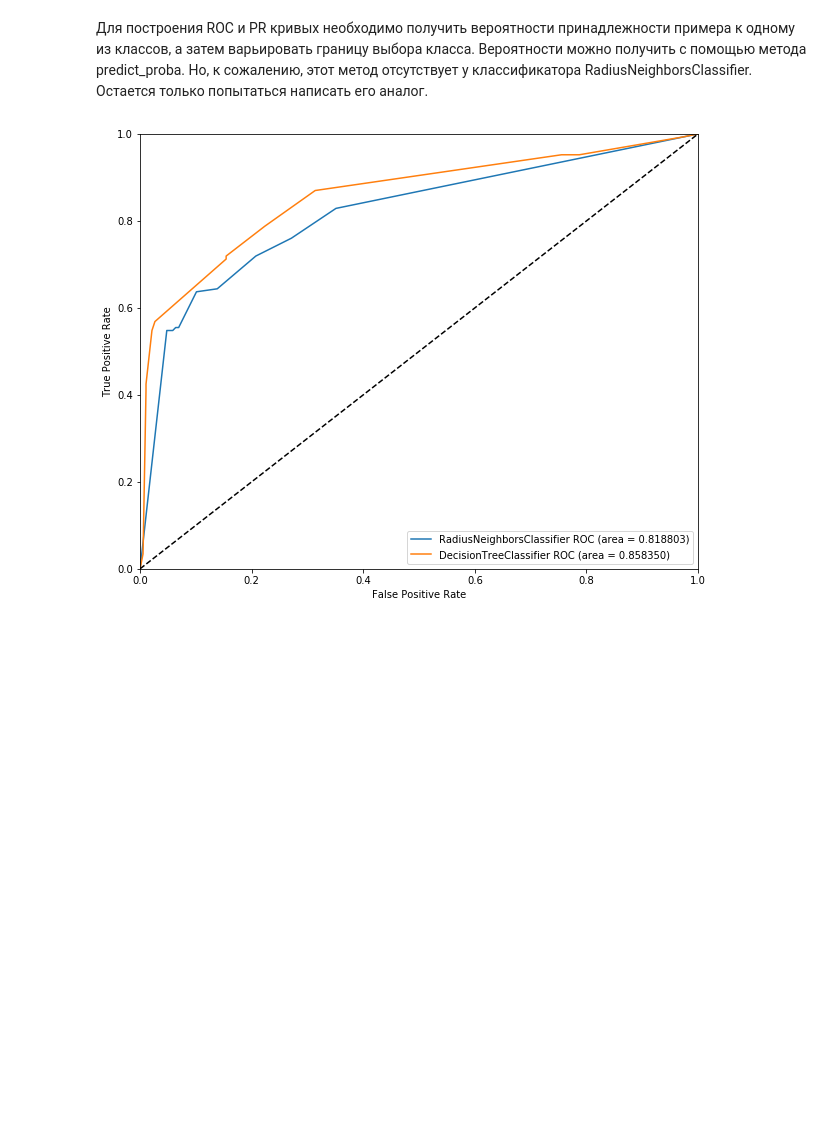
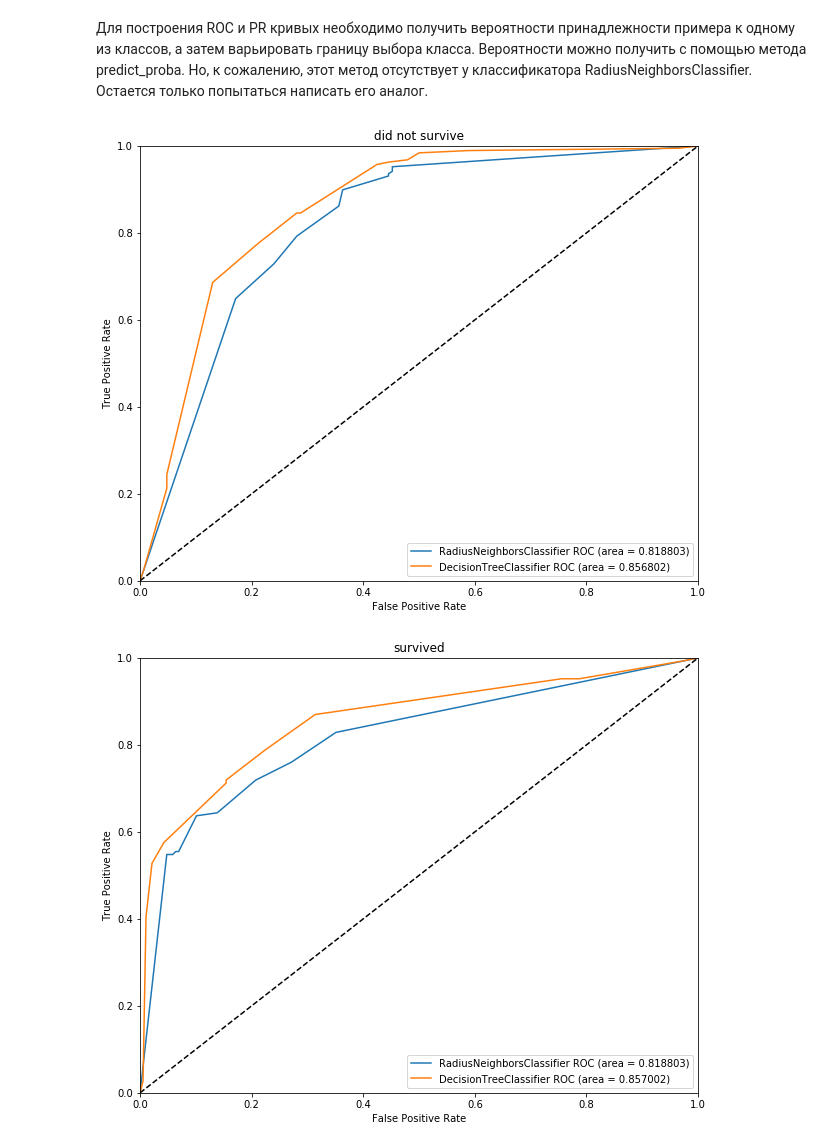
Before and after one commit to Vlad996/ml, a Jupyter notebook: lab2/sobolev_dmitriy_lab2.ipynb, the cells around one changed output. Cells and saved outputs as stored; diff of their text form; code cells hidden in the pictures; blank space fills up the shorter version.

Commit message:
PR curves had been plotted

```diff
--- a/lab2/sobolev_dmitriy_lab2.ipynb
+++ b/lab2/sobolev_dmitriy_lab2.ipynb
@@ -362,9 +365,11 @@ class MyRadiusNeighborsClassifier(RadiusNeighborsClassifier):
         to its own percentage value. If predicted instance changes its
         class, this instance belongs to the current radius and it is
         assigned the appropriate percentage.
+
+        fit method built-in
         '''
         runs = 25
-        dr = (2* self.radius/runs)
+        dr = (2*self.radius/runs)
 
         radiuses = [dr*i for i in range(runs)]
         percentage = [i/runs for i in range(runs)]
@@ -391,29 +396,56 @@ class MyRadiusNeighborsClassifier(RadiusNeighborsClassifier):
         return probas
 # %%
 # ROC график K соседей и решающего дерева
+
+# --- класс умерших ---
 plt.figure(figsize=(10,8))
-
 # K соседей
 mrnc = MyRadiusNeighborsClassifier(outlier_label=1, radius=best_radius)
-probas = mrnc.predict_proba(X_test, X_train, y_train)
-fpr, tpr, thresholds = roc_curve(y_test, probas[:,1])
+probas_mrnc0 = mrnc.predict_proba(X_test, X_train, y_train)
+tpr, fpr, thresholds = roc_curve(y_test, probas_mrnc0[:,0])
 roc_auc  = auc(fpr, tpr)
 plt.plot(fpr, tpr, label='%s ROC (area = %f)' % ('RadiusNeighborsClassifier', roc_auc))
 
 # решающее дерево
 dtc = DecisionTreeClassifier(max_depth=best_depth, max_features=best_features)
-probas = dtc.fit(X_train, y_train).predict_proba(X_test)
-fpr, tpr, thresholds = roc_curve(y_test, probas[:,1])
+probas_dtc0 = dtc.fit(X_train, y_train).predict_proba(X_test)
+tpr, fpr, thresholds = roc_curve(y_test, probas_dtc0[:,0])
 roc_auc  = auc(fpr, tpr)
 plt.plot(fpr, tpr, label='%s ROC (area = %f)' % ('DecisionTreeClassifier', roc_auc))
 
 # вывод графика
 plt.plot([0, 1], [0, 1], 'k--')
 plt.xlim([0.0, 1.0])
 plt.ylim([0.0, 1.0])
 plt.xlabel('False Positive Rate')
 plt.ylabel('True Positive Rate')
 plt.legend(loc=4, fontsize='medium')
+plt.title('did not survive')
 plt.show()
+
+# --- класс выживших ---
+plt.figure(figsize=(10,8))
+# K соседей
+mrnc = MyRadiusNeighborsClassifier(outlier_label=1, radius=best_radius)
+probas_mrnc1 = mrnc.predict_proba(X_test, X_train, y_train)
+fpr, tpr, thresholds = roc_curve(y_test, probas_mrnc1[:,1])
+roc_auc  = auc(fpr, tpr)
+plt.plot(fpr, tpr, label='%s ROC (area = %f)' % ('RadiusNeighborsClassifier', roc_auc))
+# решающее дерево
+dtc = DecisionTreeClassifier(max_depth=best_depth, max_features=best_features)
+probas_dtc1 = dtc.fit(X_train, y_train).predict_proba(X_test)
+fpr, tpr, thresholds = roc_curve(y_test, probas_dtc1[:,1])
+roc_auc  = auc(fpr, tpr)
+plt.plot(fpr, tpr, label='%s ROC (area = %f)' % ('DecisionTreeClassifier', roc_auc))
+# вывод графика
+plt.plot([0, 1], [0, 1], 'k--')
+plt.xlim([0.0, 1.0])
+plt.ylim([0.0, 1.0])
+plt.xlabel('False Positive Rate')
+plt.ylabel('True Positive Rate')
+plt.legend(loc=4, fontsize='medium')
+plt.title('survived')
+plt.show()
 # %% [output]
-[figure, old version]
+[figure, new version]
+[figure, added]
```
Also changed, not shown: parts of 2 cells of this notebook.
